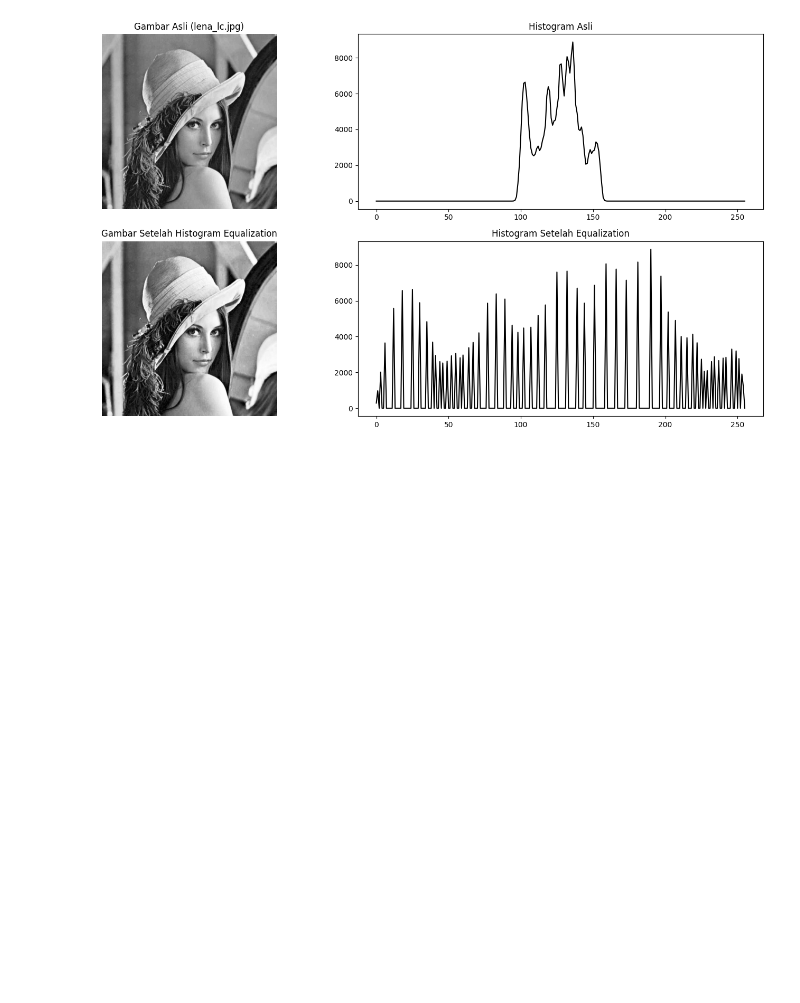
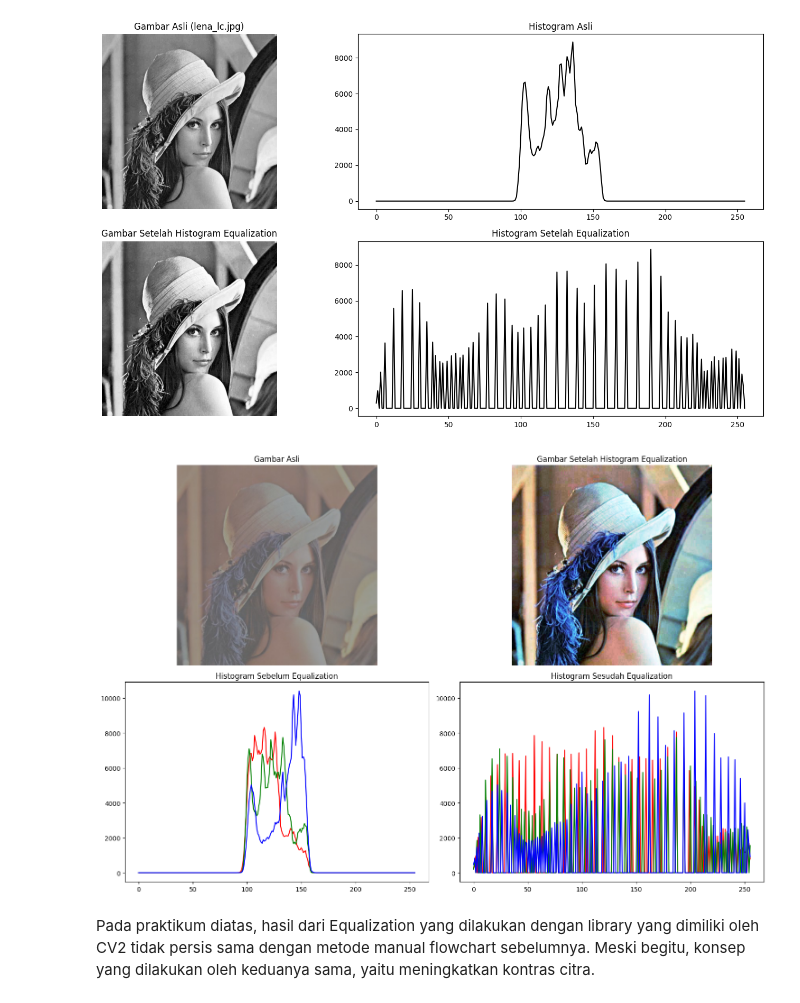
Before and after one commit to drm69/PCVK25_3F_12, a Jupyter notebook: Week5_12.ipynb, the cells around one changed output. Drawn from its saved outputs; the diff is of its cells as text; code cells hidden in the pictures; blank space fills up the shorter version.

```diff
--- a/Week5_12.ipynb
+++ b/Week5_12.ipynb
@@ -177,3 +177,68 @@ plt.tight_layout()
 plt.show()
 # %% [output]
 [figure]
+# %%
+import cv2 as cv
+import matplotlib.pyplot as plt
+import numpy as np
+
+# Baca gambar berwarna
+image = cv.imread('/content/drive/MyDrive/images/lena_lc.jpg')
+image = cv.cvtColor(image, cv.COLOR_BGR2RGB)
+
+# Split channel BGR
+b, g, r = cv.split(image)
+
+# Equalize tiap channel
+b_equalized = cv.equalizeHist(b)
+g_equalized = cv.equalizeHist(g)
+r_equalized = cv.equalizeHist(r)
+
+# Gabungkan kembali jadi gambar equalized
+img_equalized = cv.merge((b_equalized, g_equalized, r_equalized))
+
+# Histogram sebelum equalization
+hist_b, _ = np.histogram(b.flatten(), 256, [0,256])
+hist_g, _ = np.histogram(g.flatten(), 256, [0,256])
+hist_r, _ = np.histogram(r.flatten(), 256, [0,256])
+
+# Histogram setelah equalization
+hist_b_eq, _ = np.histogram(b_equalized.flatten(), 256, [0,256])
+hist_g_eq, _ = np.histogram(g_equalized.flatten(), 256, [0,256])
+hist_r_eq, _ = np.histogram(r_equalized.flatten(), 256, [0,256])
+
+# Plot gambar & histogram
+plt.figure(figsize=(15,10))
+
+# Gambar asli
+plt.subplot(2,2,1)
+plt.imshow(image)
+plt.title("Gambar Asli")
+plt.axis("off")
+
+# Gambar setelah equalization
+plt.subplot(2,2,2)
+plt.imshow(img_equalized)
+plt.title("Gambar Setelah Histogram Equalization")
+plt.axis("off")
+
+# Histogram sebelum
+plt.subplot(2,2,3)
+plt.plot(hist_r, color='red')
+plt.plot(hist_g, color='green')
+plt.plot(hist_b, color='blue')
+plt.title("Histogram Sebelum Equalization")
+
+# Histogram sesudah
+plt.subplot(2,2,4)
+plt.plot(hist_r_eq, color='red')
+plt.plot(hist_g_eq, color='green')
+plt.plot(hist_b_eq, color='blue')
+plt.title("Histogram Sesudah Equalization")
+
+plt.tight_layout()
+plt.show()
+# %% [output]
+[figure, added]
+# %% [markdown]
+Pada praktikum diatas, hasil dari Equalization yang dilakukan dengan library yang dimiliki oleh CV2 tidak persis sama dengan metode manual flowchart sebelumnya. Meski begitu, konsep yang dilakukan oleh keduanya sama, yaitu meningkatkan kontras citra.
```
